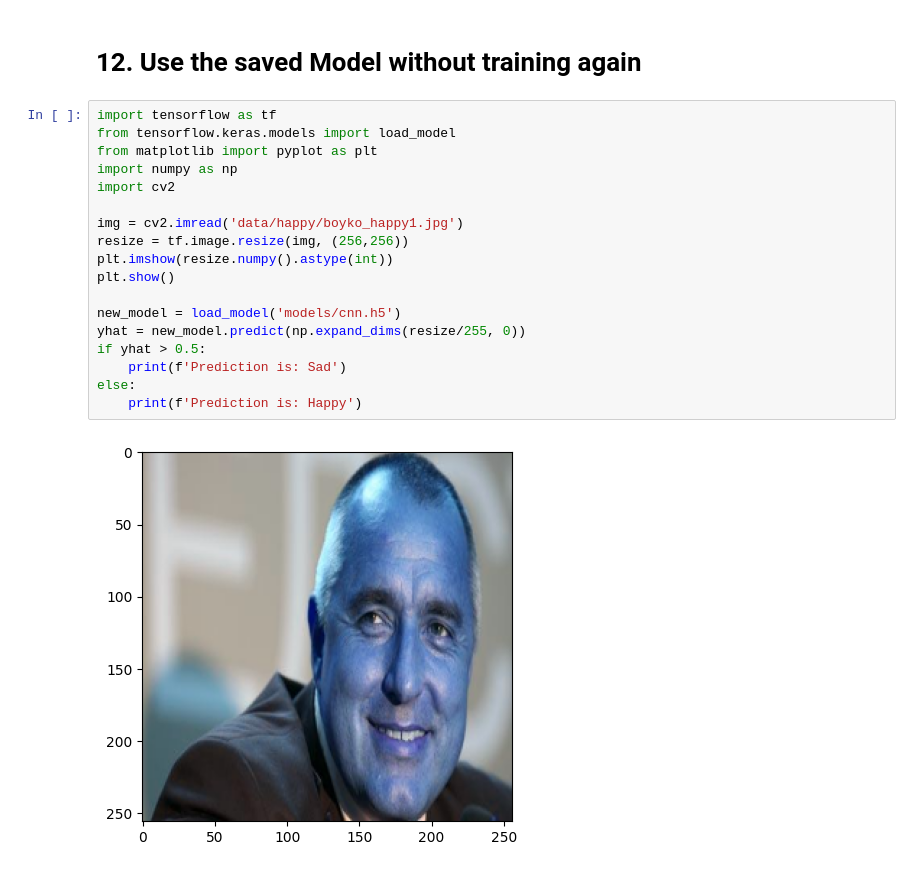
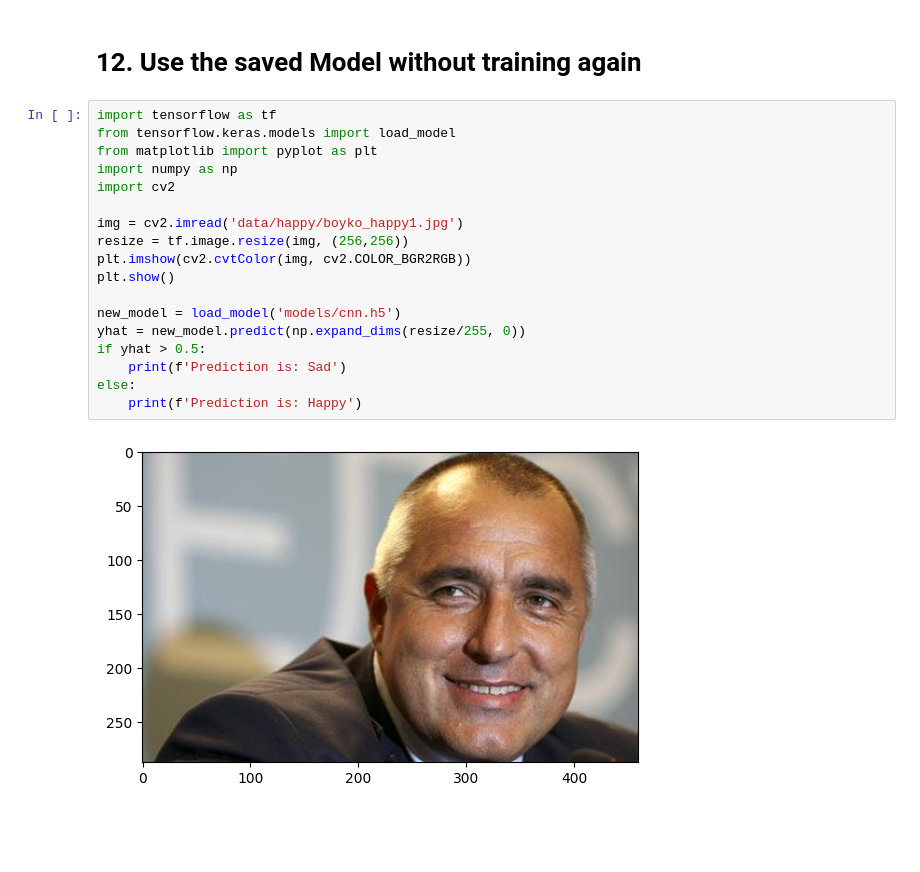
Before and after one commit to mishonenchev/CNN_Python, a Jupyter notebook: CNN.ipynb, the cells around one changed output. Drawn from its saved outputs; the diff is of its cells as text; blank space fills up the shorter version.

```diff
--- a/CNN.ipynb
+++ b/CNN.ipynb
@@ -257,20 +259,20 @@ model.save(os.path.join('models','cnn.h5'))
 # %%
 import tensorflow as tf
 from tensorflow.keras.models import load_model
 from matplotlib import pyplot as plt
 import numpy as np
 import cv2
 
 img = cv2.imread('data/happy/boyko_happy1.jpg')
 resize = tf.image.resize(img, (256,256))
-plt.imshow(resize.numpy().astype(int))
+plt.imshow(cv2.cvtColor(img, cv2.COLOR_BGR2RGB))
 plt.show()
 
 new_model = load_model('models/cnn.h5')
 yhat = new_model.predict(np.expand_dims(resize/255, 0))
 if yhat > 0.5:
     print(f'Prediction is: Sad')
 else:
     print(f'Prediction is: Happy')
 # %% [output]
-[figure, old version]
+[figure, new version]
```
Also changed, not shown: parts of 6 cells of this notebook.
